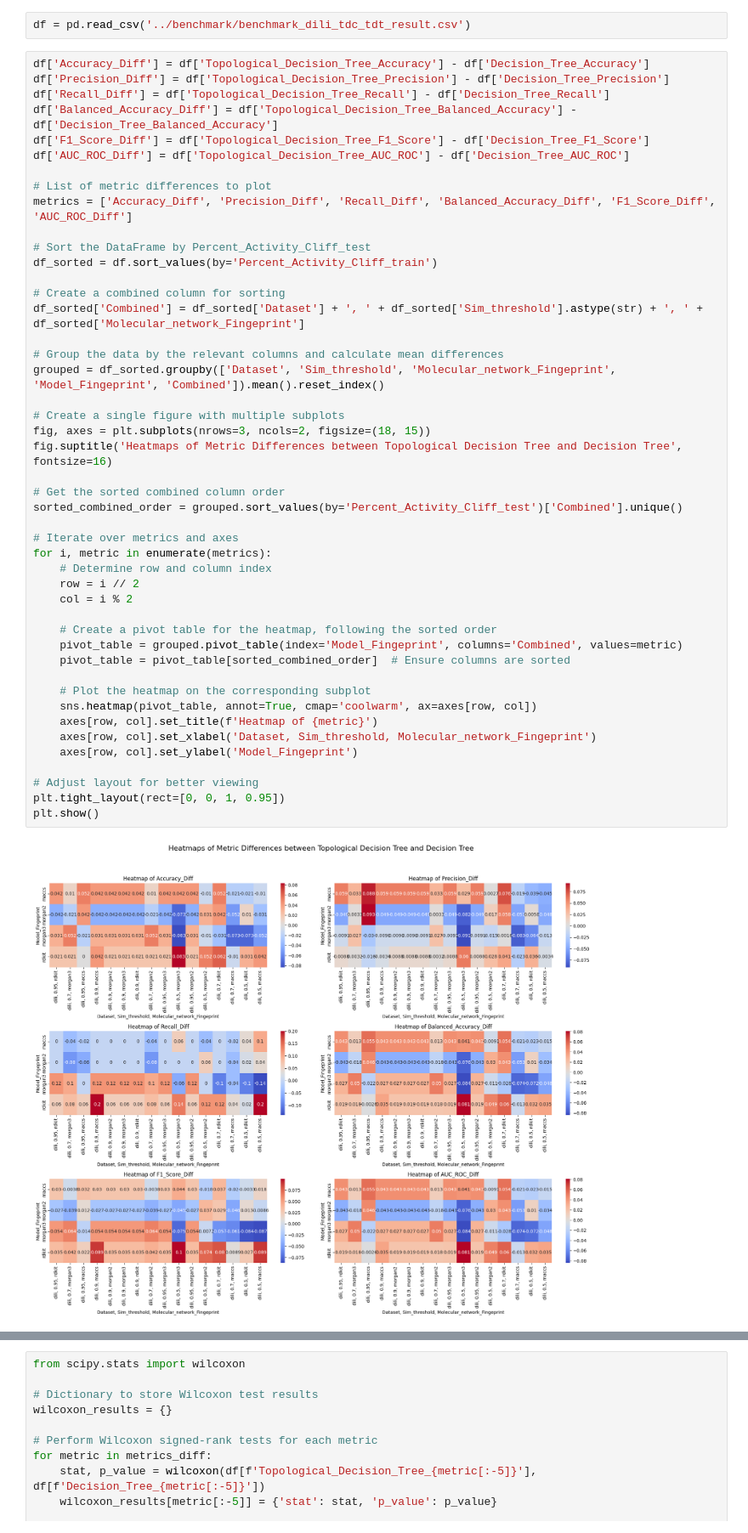
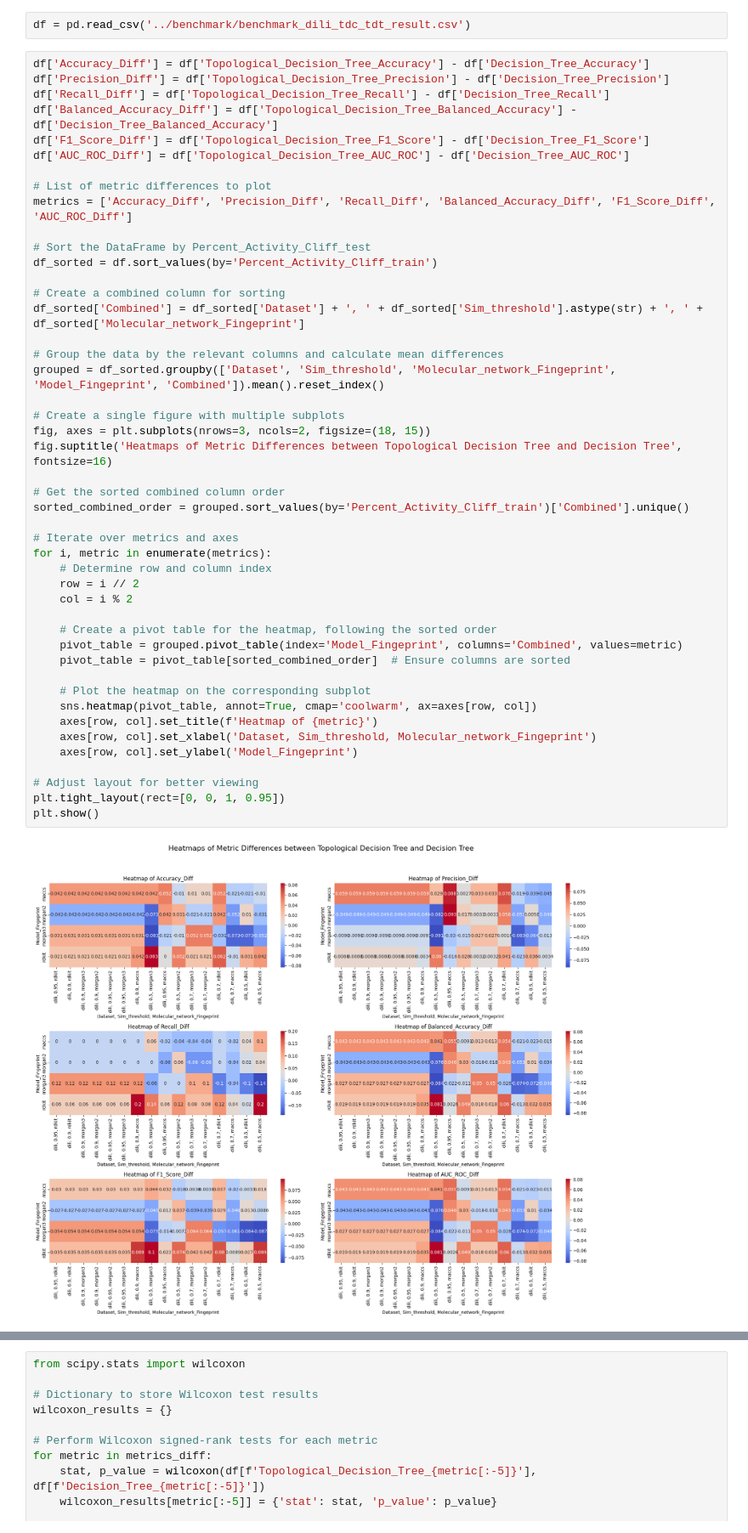
Before and after one commit to Manas02/topologicalimpurity, a Jupyter notebook: notebook/dili_tdt.ipynb, the cells around one changed output, grey strips where cells are left out. Shown at 85% size. Drawn from its saved outputs; the diff is of its cells as text.

```diff
--- a/notebook/dili_tdt.ipynb
+++ b/notebook/dili_tdt.ipynb
@@ -25,33 +24,33 @@ df_sorted['Combined'] = df_sorted['Dataset'] + ', ' + df_sorted['Sim_threshold']
 
 # Group the data by the relevant columns and calculate mean differences
 grouped = df_sorted.groupby(['Dataset', 'Sim_threshold', 'Molecular_network_Fingeprint', 'Model_Fingeprint', 'Combined']).mean().reset_index()
 
 # Create a single figure with multiple subplots
 fig, axes = plt.subplots(nrows=3, ncols=2, figsize=(18, 15))
 fig.suptitle('Heatmaps of Metric Differences between Topological Decision Tree and Decision Tree', fontsize=16)
 
 # Get the sorted combined column order
-sorted_combined_order = grouped.sort_values(by='Percent_Activity_Cliff_test')['Combined'].unique()
+sorted_combined_order = grouped.sort_values(by='Percent_Activity_Cliff_train')['Combined'].unique()
 
 # Iterate over metrics and axes
 for i, metric in enumerate(metrics):
     # Determine row and column index
     row = i // 2
     col = i % 2
 
     # Create a pivot table for the heatmap, following the sorted order
     pivot_table = grouped.pivot_table(index='Model_Fingeprint', columns='Combined', values=metric)
     pivot_table = pivot_table[sorted_combined_order]  # Ensure columns are sorted
 
     # Plot the heatmap on the corresponding subplot
     sns.heatmap(pivot_table, annot=True, cmap='coolwarm', ax=axes[row, col])
     axes[row, col].set_title(f'Heatmap of {metric}')
     axes[row, col].set_xlabel('Dataset, Sim_threshold, Molecular_network_Fingeprint')
     axes[row, col].set_ylabel('Model_Fingeprint')
 
 # Adjust layout for better viewing
 plt.tight_layout(rect=[0, 0, 1, 0.95])
 plt.show()
 # %% [output]
-[figure, old version]
+[figure, new version]
 # %%
```
Also changed, not shown: parts of 2 cells of this notebook, 6 other files.
